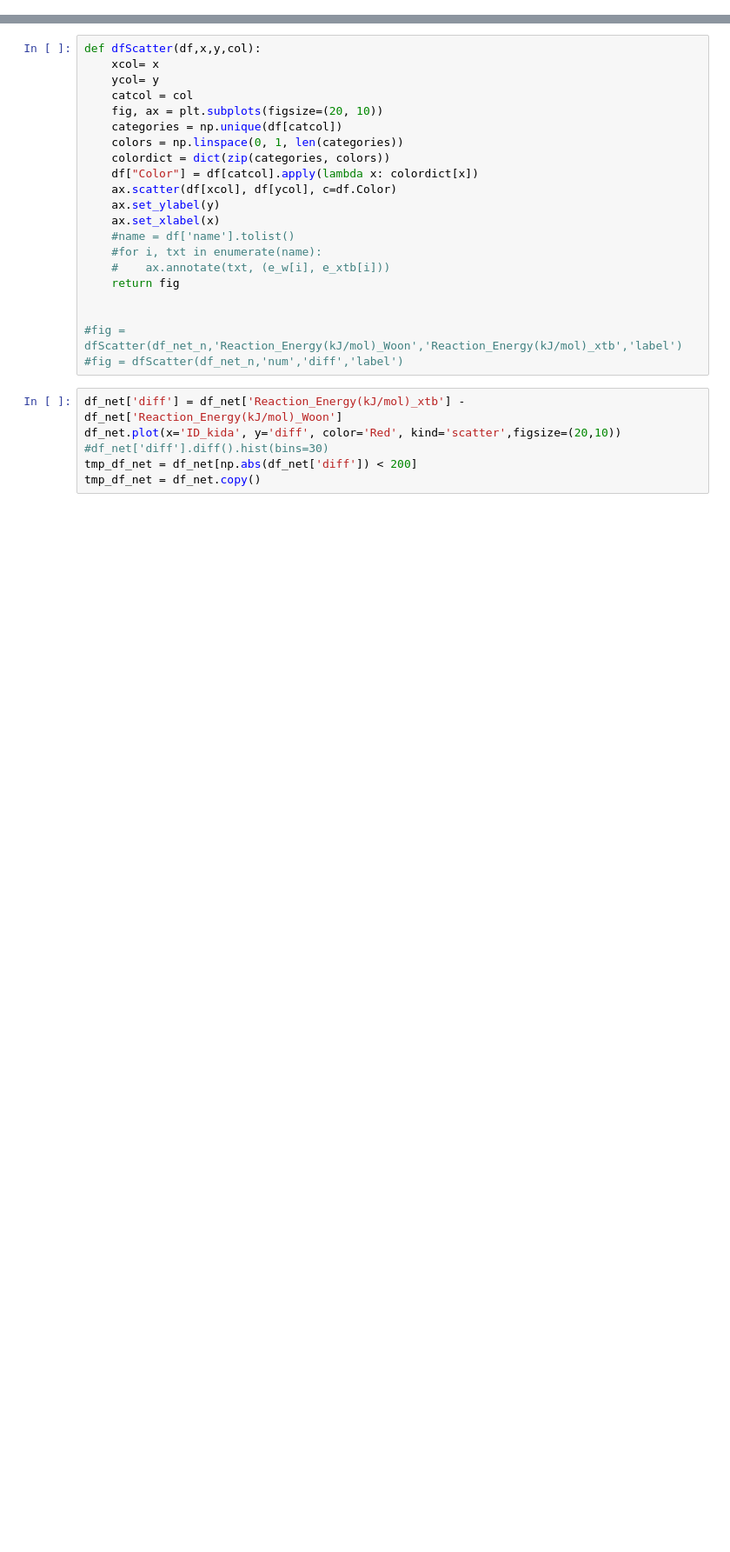
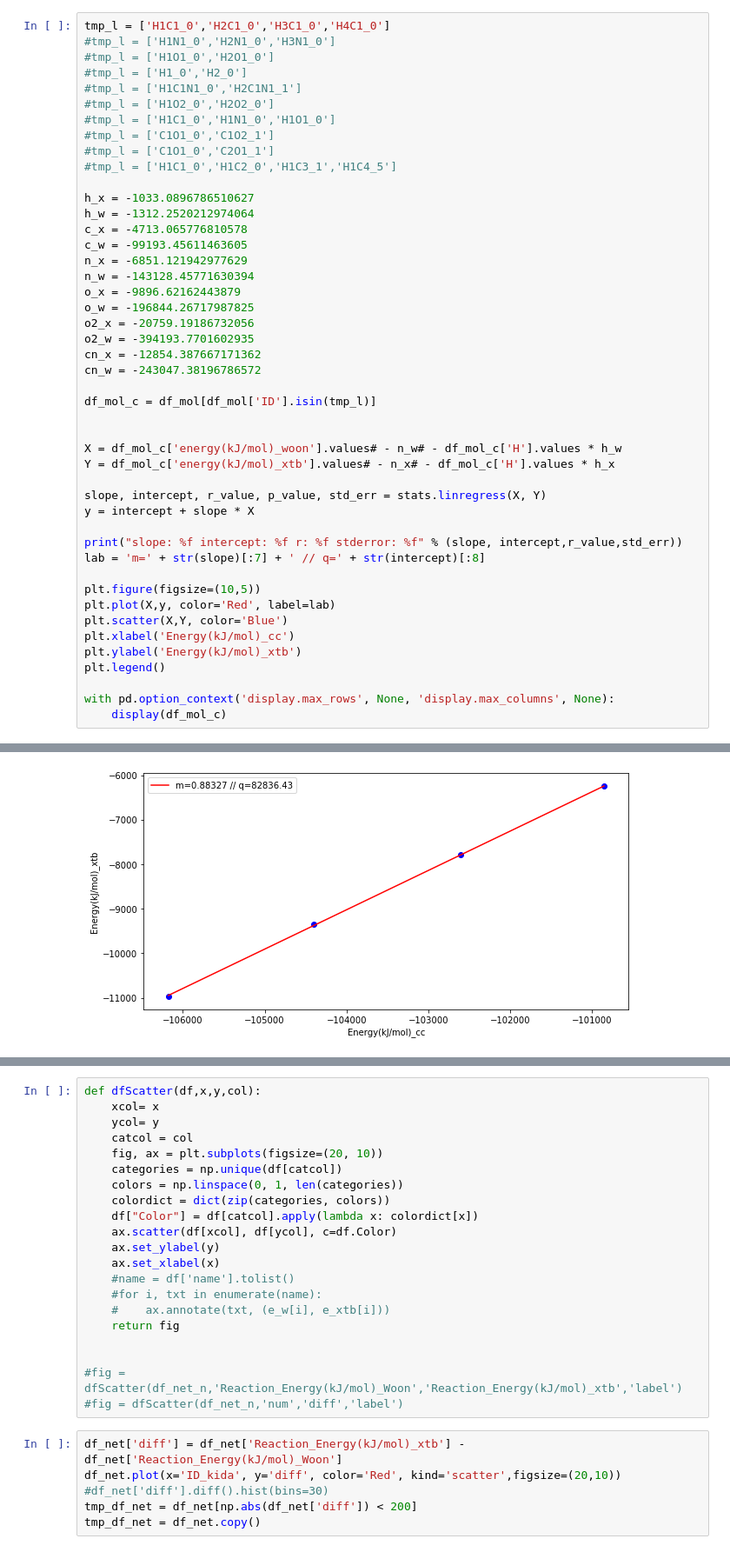
Before and after one commit to TinacciL/QueryAstroWoonDatabase, a Jupyter notebook: data_analysis/data_analysis.ipynb, the cells around one changed output, grey strips where cells are left out. Shown: that part at 87% size. Drawn from its saved outputs; the diff is of its cells as text; blank space fills up the shorter version.

```diff
--- a/data_analysis/data_analysis.ipynb
+++ b/data_analysis/data_analysis.ipynb
@@ -41,0 +330,47 @@ RDKit WARNING: [17:02:43] Enabling RDKit 2019.09.3 jupyter extensions
+# %%
+tmp_l = ['H1C1_0','H2C1_0','H3C1_0','H4C1_0']
+#tmp_l = ['H1N1_0','H2N1_0','H3N1_0']
+#tmp_l = ['H1O1_0','H2O1_0']
+#tmp_l = ['H1_0','H2_0']
+#tmp_l = ['H1C1N1_0','H2C1N1_1']
+#tmp_l = ['H1O2_0','H2O2_0']
+#tmp_l = ['H1C1_0','H1N1_0','H1O1_0']
+#tmp_l = ['C1O1_0','C1O2_1']
+#tmp_l = ['C1O1_0','C2O1_1']
+#tmp_l = ['H1C1_0','H1C2_0','H1C3_1','H1C4_5']
+
+h_x = -1033.0896786510627
+h_w = -1312.2520212974064
+c_x = -4713.065776810578
+c_w = -99193.45611463605
+n_x = -6851.121942977629
+n_w = -143128.45771630394
+o_x = -9896.62162443879
+o_w = -196844.26717987825
+o2_x = -20759.19186732056
+o2_w = -394193.7701602935
+cn_x = -12854.387667171362
+cn_w = -243047.38196786572
+
+df_mol_c = df_mol[df_mol['ID'].isin(tmp_l)]
+
+
+X = df_mol_c['energy(kJ/mol)_woon'].values# - n_w# - df_mol_c['H'].values * h_w
+Y = df_mol_c['energy(kJ/mol)_xtb'].values# - n_x# - df_mol_c['H'].values * h_x
+
+slope, intercept, r_value, p_value, std_err = stats.linregress(X, Y)
+y = intercept + slope * X
+
+print("slope: %f intercept: %f r: %f stderror: %f" % (slope, intercept,r_value,std_err))
+lab = 'm=' + str(slope)[:7] + ' // q=' + str(intercept)[:8]
+
+plt.figure(figsize=(10,5))
+plt.plot(X,y, color='Red', label=lab)
+plt.scatter(X,Y, color='Blue')
+plt.xlabel('Energy(kJ/mol)_cc')
+plt.ylabel('Energy(kJ/mol)_xtb')
+plt.legend()
+
+with pd.option_context('display.max_rows', None, 'display.max_columns', None):
+    display(df_mol_c)
+# %% [output]
@@ -41,0 +383 @@ RDKit WARNING: [17:02:43] Enabling RDKit 2019.09.3 jupyter extensions
+[figure, added]
```
Also changed, not shown: parts of 20 cells of this notebook, 5 other files.
